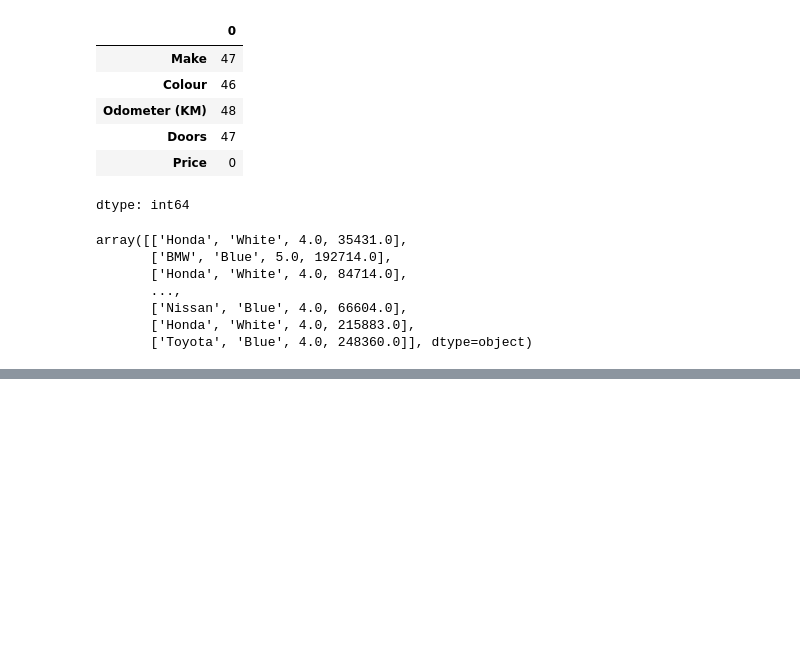
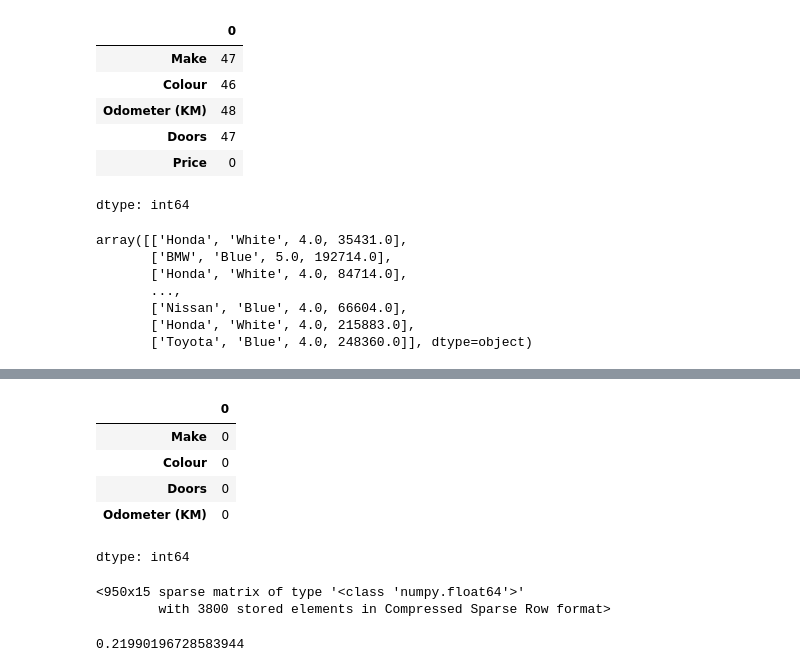
Before and after one commit to ruudtje21/html-portofolio, a Jupyter notebook: Introducing_to_scikit_learn_2.ipynb, the cells around one changed output, grey strips where cells are left out. Drawn from its saved outputs; the diff is of its cells as text; code cells hidden in the pictures; blank space fills up the shorter version.

```diff
--- a/Introducing_to_scikit_learn_2.ipynb
+++ b/Introducing_to_scikit_learn_2.ipynb
@@ -396,0 +407,38 @@ array([['Honda', 'White', 4.0, 35431.0],
+# %%
+car_sales_filled.isna().sum()
+# %% [output]
+|  | 0 |
+| Make | 0 |
+| Colour | 0 |
+| Doors | 0 |
+| Odometer (KM) | 0 |
+dtype: int64
+# %%
+# Turn the categories into numbers
+from sklearn.preprocessing import OneHotEncoder
+from sklearn.compose import ColumnTransformer
+
+categorical_features = ['Make', 'Colour', 'Doors']
+one_hot = OneHotEncoder()
+transformer = ColumnTransformer([('one_hot', one_hot, categorical_features)],
+                                                      remainder='passthrough')
+
+transformed_X = transformer.fit_transform(car_sales_filled)
+transformed_X
+# %% [output]
+<950x15 sparse matrix of type '<class 'numpy.float64'>'
+        with 3800 stored elements in Compressed Sparse Row format>
+# %%
+# Now we've got our data as numbers and filled (no missing value)
+# Let's fit a model
+np.random.seed(42)
+from sklearn.ensemble import RandomForestRegressor
+from sklearn.model_selection import train_test_split
+
+X_train, X_test, y_train, y_test = train_test_split(transformed_X, y, test_size=0.2)
+
+model = RandomForestRegressor()
+model.fit(X_train, y_train)
+model.score(X_test, y_test)
+# %% [output]
+0.21990196728583944
```
Also changed, not shown: parts of 4 cells of this notebook.
